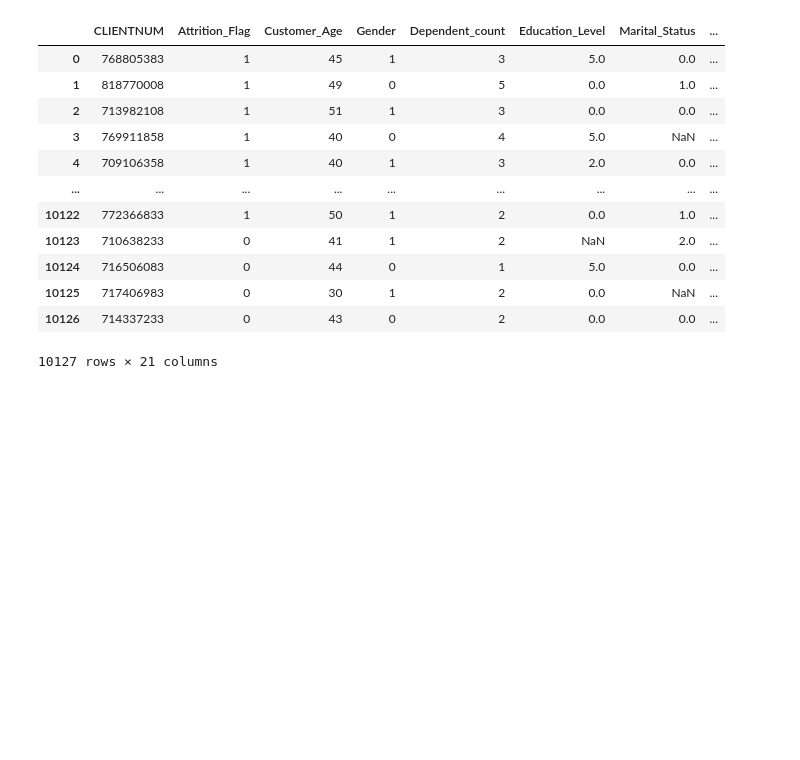
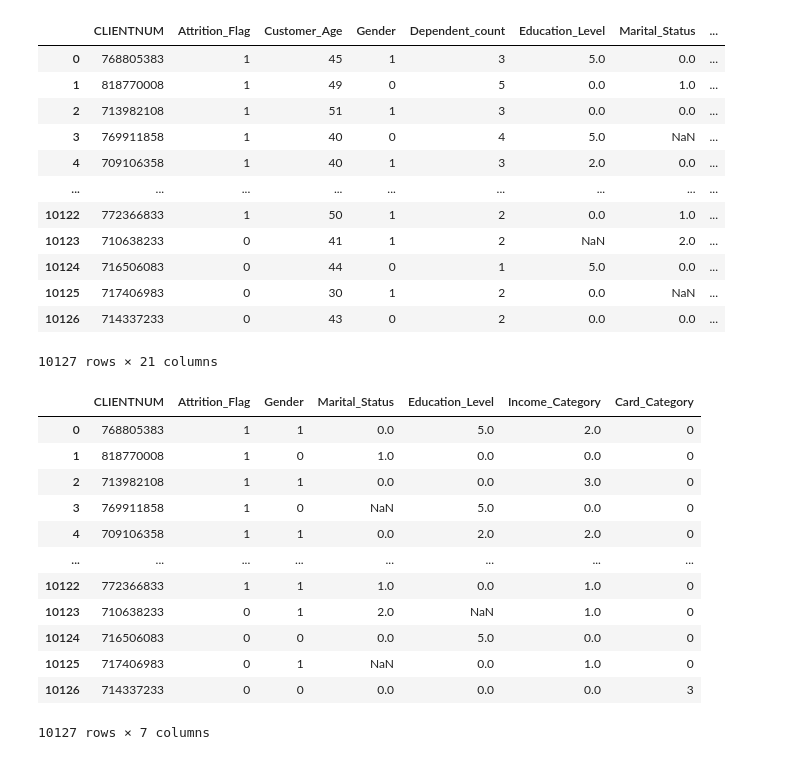
Before and after one commit to Ahn-seongjun/DS_team2, a Jupyter notebook: younghunahn/Income_Category 대표값 활용 결측치 대체.ipynb, the cells around one changed output. Drawn from its saved outputs; the diff is of its cells as text; code cells hidden in the pictures; blank space fills up the shorter version.

```diff
--- a/younghunahn/Income_Category 대표값 활용 결측치 대체.ipynb
+++ b/younghunahn/Income_Category 대표값 활용 결측치 대체.ipynb
@@ -87,3 +87,22 @@ data
 | 10125 | 717406983 | 0 | 30 | 1 | 2 | 0.0 | NaN | ... |
 | 10126 | 714337233 | 0 | 43 | 0 | 2 | 0.0 | 0.0 | ... |
 10127 rows × 21 columns
+# %%
+# 범주형 데이터
+
+data_cate = data[['CLIENTNUM','Attrition_Flag','Gender','Marital_Status','Education_Level','Income_Category','Card_Category']]
+data_cate
+# %% [output]
+|  | CLIENTNUM | Attrition_Flag | Gender | Marital_Status | Education_Level | Income_Category | Card_Category |
+| 0 | 768805383 | 1 | 1 | 0.0 | 5.0 | 2.0 | 0 |
+| 1 | 818770008 | 1 | 0 | 1.0 | 0.0 | 0.0 | 0 |
+| 2 | 713982108 | 1 | 1 | 0.0 | 0.0 | 3.0 | 0 |
+| 3 | 769911858 | 1 | 0 | NaN | 5.0 | 0.0 | 0 |
+| 4 | 709106358 | 1 | 1 | 0.0 | 2.0 | 2.0 | 0 |
+| ... | ... | ... | ... | ... | ... | ... | ... |
+| 10122 | 772366833 | 1 | 1 | 1.0 | 0.0 | 1.0 | 0 |
+| 10123 | 710638233 | 0 | 1 | 2.0 | NaN | 1.0 | 0 |
+| 10124 | 716506083 | 0 | 0 | 0.0 | 5.0 | 0.0 | 0 |
+| 10125 | 717406983 | 0 | 1 | NaN | 0.0 | 1.0 | 0 |
+| 10126 | 714337233 | 0 | 0 | 0.0 | 0.0 | 0.0 | 3 |
+10127 rows × 7 columns
```
Also changed, not shown: parts of 24 cells of this notebook, 3 other files.
